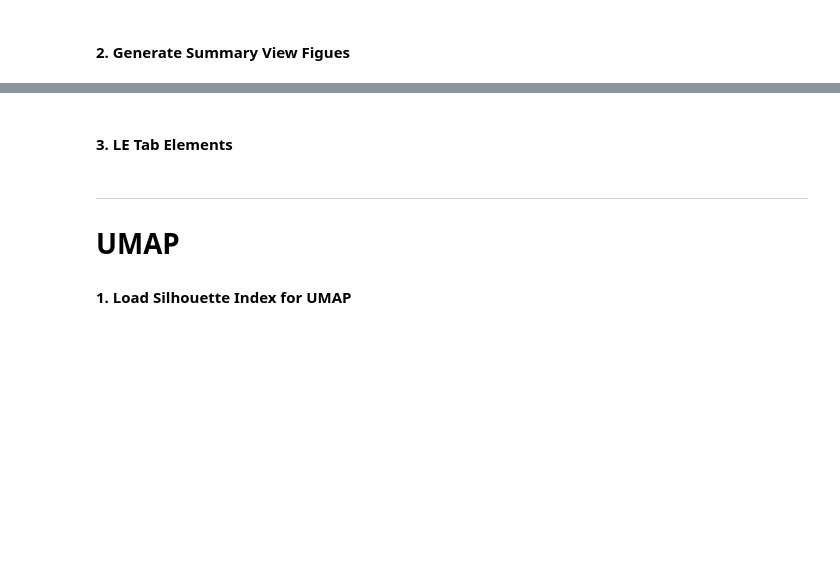
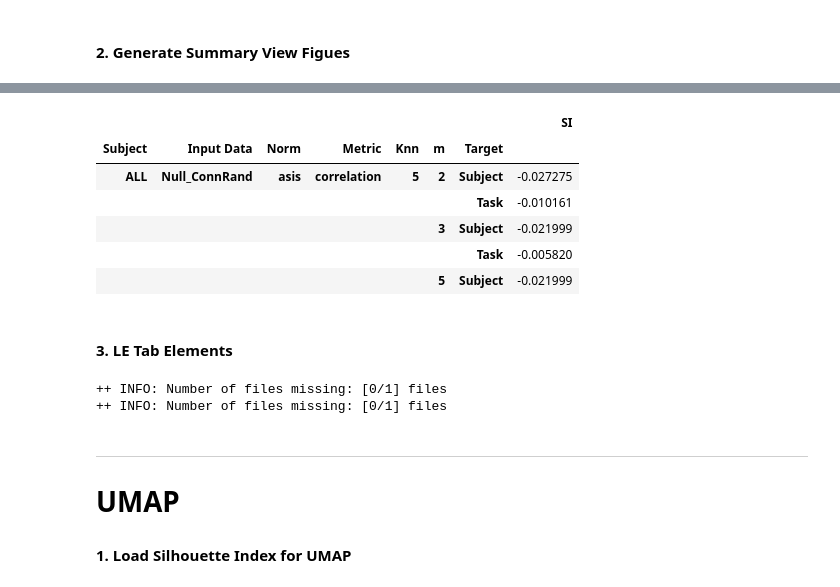
Before and after one commit to nimh-sfim/manifold_learning_fmri, a Jupyter notebook: Notebooks/Scan_Level_Results_GUI.ipynb, the cells around one changed output, grey strips where cells are left out. Cells and saved outputs as stored; diff of their text form; code cells hidden in the pictures; blank space fills up the shorter version.

```diff
--- a/Notebooks/Scan_Level_Results_GUI.ipynb
+++ b/Notebooks/Scan_Level_Results_GUI.ipynb
@@ -92,8 +104,17 @@ Wall time: 5.96 µs
-# %%
-# Change Normalization method labels so they agree with the text
-si_LE = si_LE.reset_index().replace('None','asis')
-si_LE = si_LE.reset_index().replace('Z-score','zscored')
-si_LE = si_LE.set_index(['Subject','Input Data','Norm','Metric','Knn','m','Target']).sort_index()
+# %%
+# Change Normalization method labels so they agree with the text
+si_LE = si_LE.reset_index().replace('None','asis')
+si_LE = si_LE.replace('Z-score','zscored')
+si_LE = si_LE.set_index(['Subject','Input Data','Norm','Metric','Knn','m','Target']).sort_index()
+si_LE.head()
+# %% [output]
+|  |  |  |  |  |  |  | SI |
+| Subject | Input Data | Norm | Metric | Knn | m | Target |  |
+| ALL | Null_ConnRand | asis | correlation | 5 | 2 | Subject | -0.027275 |
+|  |  |  |  |  |  | Task | -0.010161 |
+|  |  |  |  |  | 3 | Subject | -0.021999 |
+|  |  |  |  |  |  | Task | -0.005820 |
+|  |  |  |  |  | 5 | Subject | -0.021999 |
 # %% [markdown]
 #### 3. LE Tab Elements
 # %%
@@ -182,9 +244,9 @@ def le_scan_knn_plots(sbj):
 # %%
 le_figs_folder                = osp.join(PRJ_DIR,'Dashboard','Figures','LE')
 le_config_card                = pn.Column(le_conf_box, pn.Row(le_knn_ls,le_emb_scan_ls,le_emb_grcc_ls,le_emb_grpt_ls))
-le_embs_scan_card             = pn.layout.Card(plot_LE_Scan_scats,title='Scatter Plots - One Scan', width=550)
-le_embs_group_concat_card     = pn.layout.Card(plot_LE_Group_Concat_scats,title='Scatter Plots - Group Concatenation', width=550)
-le_embs_group_procrustes_card = pn.layout.Card(plot_LE_Group_Procustes_scats,title='Scatter Plots - Procrustes', width=550)
+le_embs_scan_card             = pn.layout.Card(plot_LE_Scan_scats,title='Scatter Plots - One Scan', width=825)
+le_embs_group_concat_card     = pn.layout.Card(plot_LE_Group_Concat_scats,title='Scatter Plots - Group Concatenation', width=825)
+le_embs_group_procrustes_card = pn.layout.Card(plot_LE_Group_Procrustes_scats,title='Scatter Plots - Procrustes', width=825)
 le_embs_row = pn.Row(le_embs_scan_card ,le_embs_group_concat_card,le_embs_group_procrustes_card)
 
 le_knn_scan_avg_card   = pn.layout.Card(pn.Row(pn.pane.PNG(osp.join(le_figs_folder,'SIvsKNN_ScanLevel_AVG_m2_Task.png'), height=200),
@@ -200,6 +262,9 @@ le_knn_group_proc_3d_card =  pn.layout.Card(pn.Row(pn.pane.PNG(osp.join(le_figs_
                                                 pn.pane.PNG(osp.join(le_figs_folder,'SIvsKNN_GroupLevel_Procrustes_m3_Task.png')   , height=200)),title='Group-Level | Procrustes - SI[Task]')
 
 le_knn_plot_grid = pn.GridBox(*[le_knn_scan_one_card,le_knn_scan_avg_card,le_knn_group_conc_2d_card,le_knn_group_conc_3d_card,le_knn_group_proc_2d_card,le_knn_group_proc_3d_card],nrows=3)
+# %% [output]
+++ INFO: Number of files missing: [0/1] files
+++ INFO: Number of files missing: [0/1] files
 # %%
 le_tab=pn.Column(pn.Row(le_config_card,le_knn_plot_grid),le_embs_row)
 # %% [markdown]
```
Also changed, not shown: parts of 30 cells of this notebook, 1 other file.
